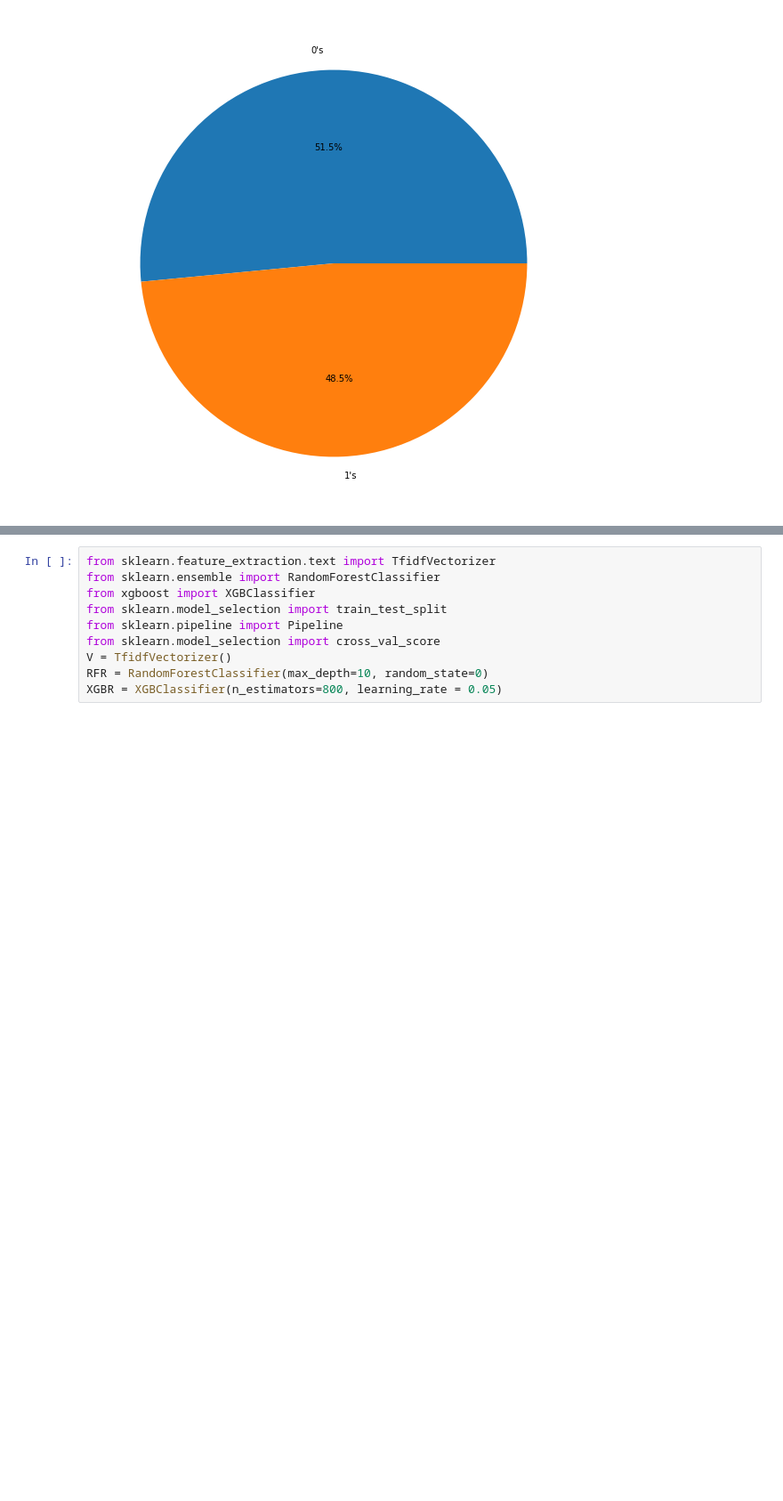
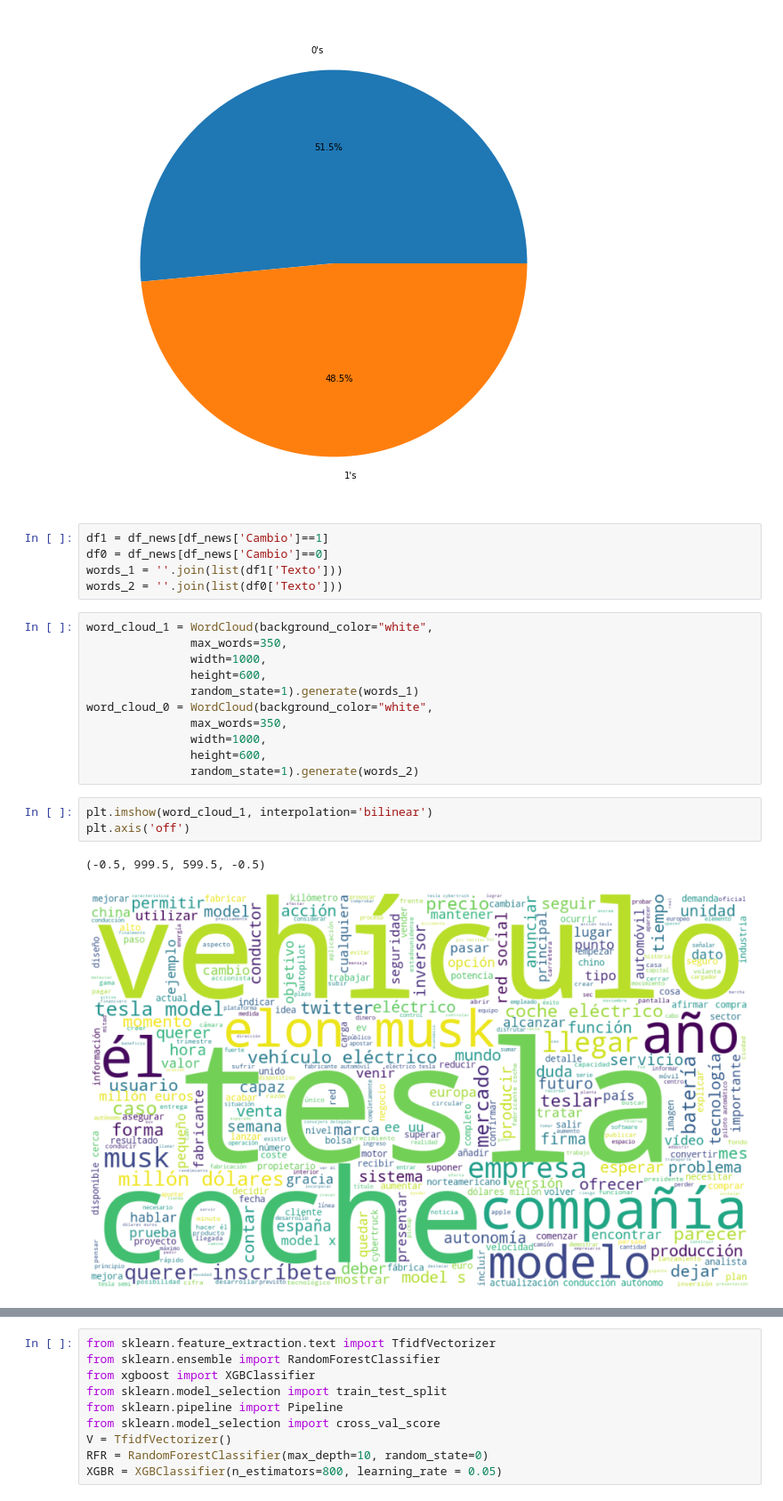
Before and after one commit to Ger-dot-m/vento-aureo, a Jupyter notebook: Hoja de análisis.ipynb, the cells around one changed output, grey strips where cells are left out. Shown at 89% size. Drawn from its saved outputs; the diff is of its cells as text; blank space fills up the shorter version.

```diff
--- a/Hoja de análisis.ipynb
+++ b/Hoja de análisis.ipynb
@@ -217,3 +215,25 @@ plt.pie([a,b], labels=["0's","1's"], autopct='%1.1f%%')
 plt.show()
 # %% [output]
 [figure]
+# %%
+df1 = df_news[df_news['Cambio']==1]
+df0 = df_news[df_news['Cambio']==0]
+words_1 = ''.join(list(df1['Texto']))
+words_2 = ''.join(list(df0['Texto']))
+# %%
+word_cloud_1 = WordCloud(background_color="white",
+               max_words=350,
+               width=1000,
+               height=600,
+               random_state=1).generate(words_1)
+word_cloud_0 = WordCloud(background_color="white",
+               max_words=350,
+               width=1000,
+               height=600,
+               random_state=1).generate(words_2)
+# %%
+plt.imshow(word_cloud_1, interpolation='bilinear')
+plt.axis('off')
+# %% [output]
+(-0.5, 999.5, 599.5, -0.5)
+[figure, added]
```
Also changed, not shown: parts of 6 cells of this notebook, 4 other files.
